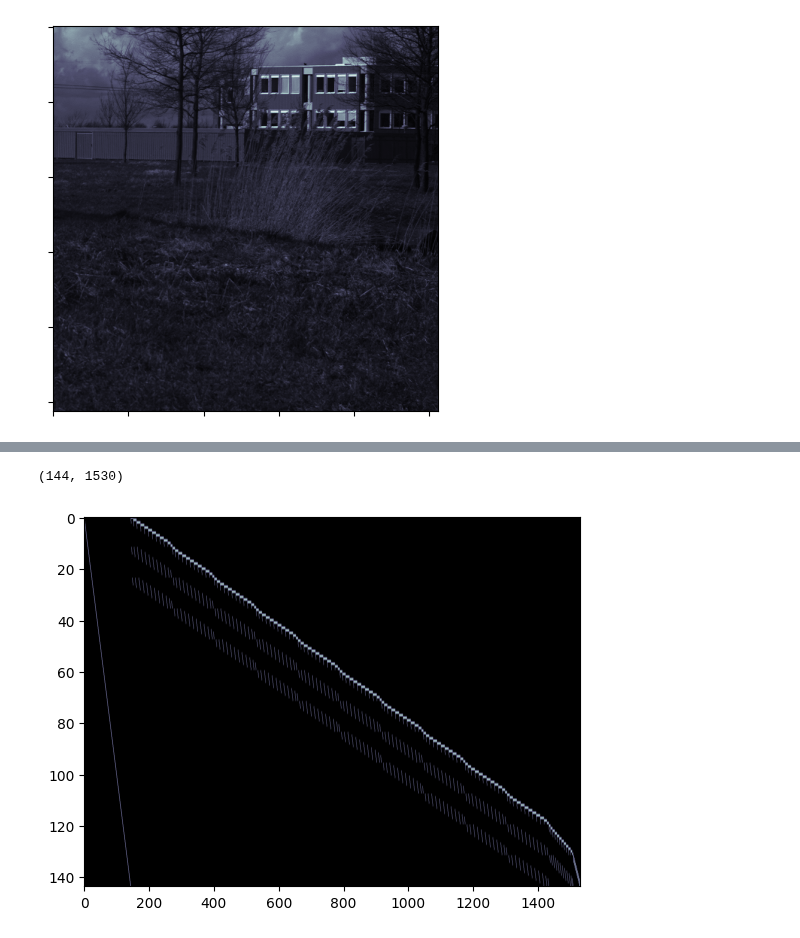
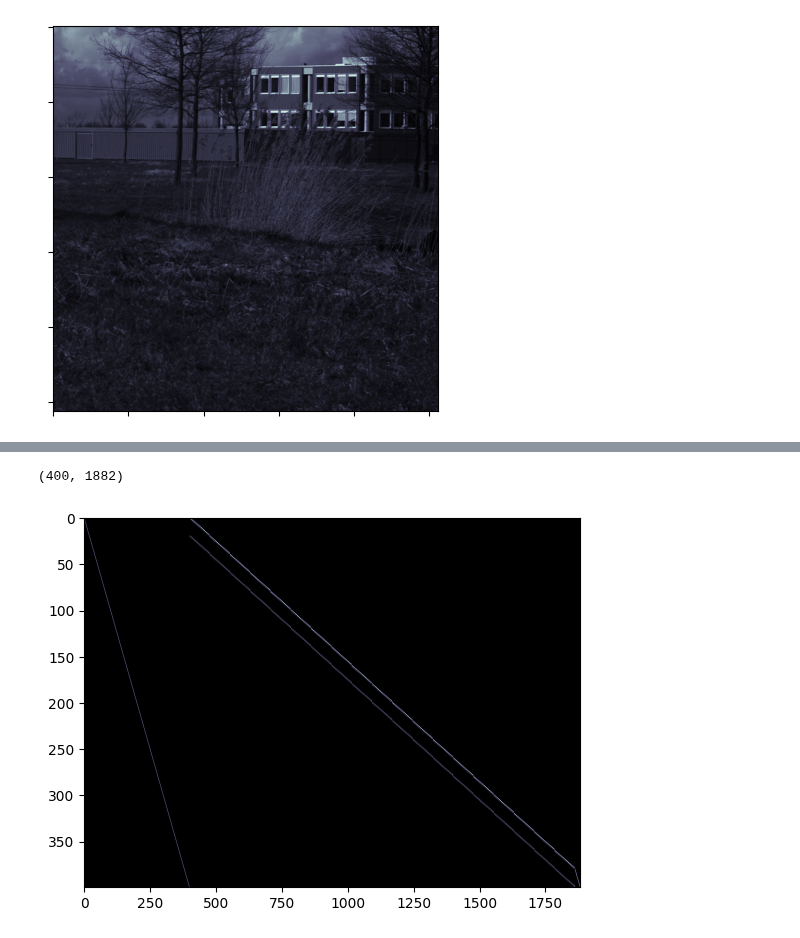
Before and after one commit to lyndond/frame_whitening, a Jupyter notebook: figures/conv2d.ipynb, the cells around one changed output, grey strips where cells are left out. Saved outputs shown, nothing was run; the diff lists cells and outputs as text; code cells hidden in the pictures.

```diff
--- a/figures/conv2d.ipynb
+++ b/figures/conv2d.ipynb
@@ -26,7 +26,7 @@ ax.set(xticklabels=[], yticklabels=[]);
 # %% [output]
 [figure]
 # %%
-patch_h, patch_w = 12, 12
+patch_h, patch_w = 20, 20
 img_h, img_w = img.shape
 
 sigma = .1
@@ -58,5 +58,5 @@ fwd.plot_patch_stats(all_contexts[2])
 # %%
-X = all_contexts[3]
+X = all_contexts[9]
 X0 = X.reshape(n_steps, -1)
 X0 = X0 - np.mean(X0, axis=0)
 X0 = X0 * 16
@@ -70,39 +70,39 @@ l12 = 1/np.sqrt(ll)
 Mw = V @ np.diag(l12) @ V.T
 # %%
 n_batch = 2**11
-conv_h, conv_w = 3, 3
+conv_h, conv_w = 2, 2
 W = fw.get_conv_frame(patch_h, patch_w, conv_h, conv_w)
 print(W.shape)
 plt.imshow(W, cmap="bone", aspect="auto")
 step_skip = 100
 g_last_clamp, g_all_clamp, _, _ = fws.adapt_covariance(
                                         Cxx_list=[Cxx],
                                         W=W,
                                         batch_size=-1,
                                         n_batch=n_batch,
                                         lr_g=2E-2,
                                         g0=None,
                                         online=False,
                                         clamp=True,
                                         alpha=1.,
                                         save_every=step_skip,
                                     )
 
 g_last, g_all, _, _ = fws.adapt_covariance(
                                 Cxx_list=[Cxx],
                                 W=W,
                                 batch_size=-1,
                                 n_batch=4*n_batch,
-                                lr_g=2E-2,
+                                lr_g=5E-3,
                                 g0=None,
                                 online=False,
                                 clamp=False,
                                 alpha=1.,
                                 save_every=step_skip,
                             )
 # %% [output]
-(144, 1530)
+(400, 1882)
-[figure, old version]
+[figure, new version]
 # %%
 fig, ax = plt.subplots(1, 2, sharex="all", sharey="all")
 ax[0].plot(g_all)
```
Also changed, not shown: parts of 6 cells of this notebook, 3 other files.
